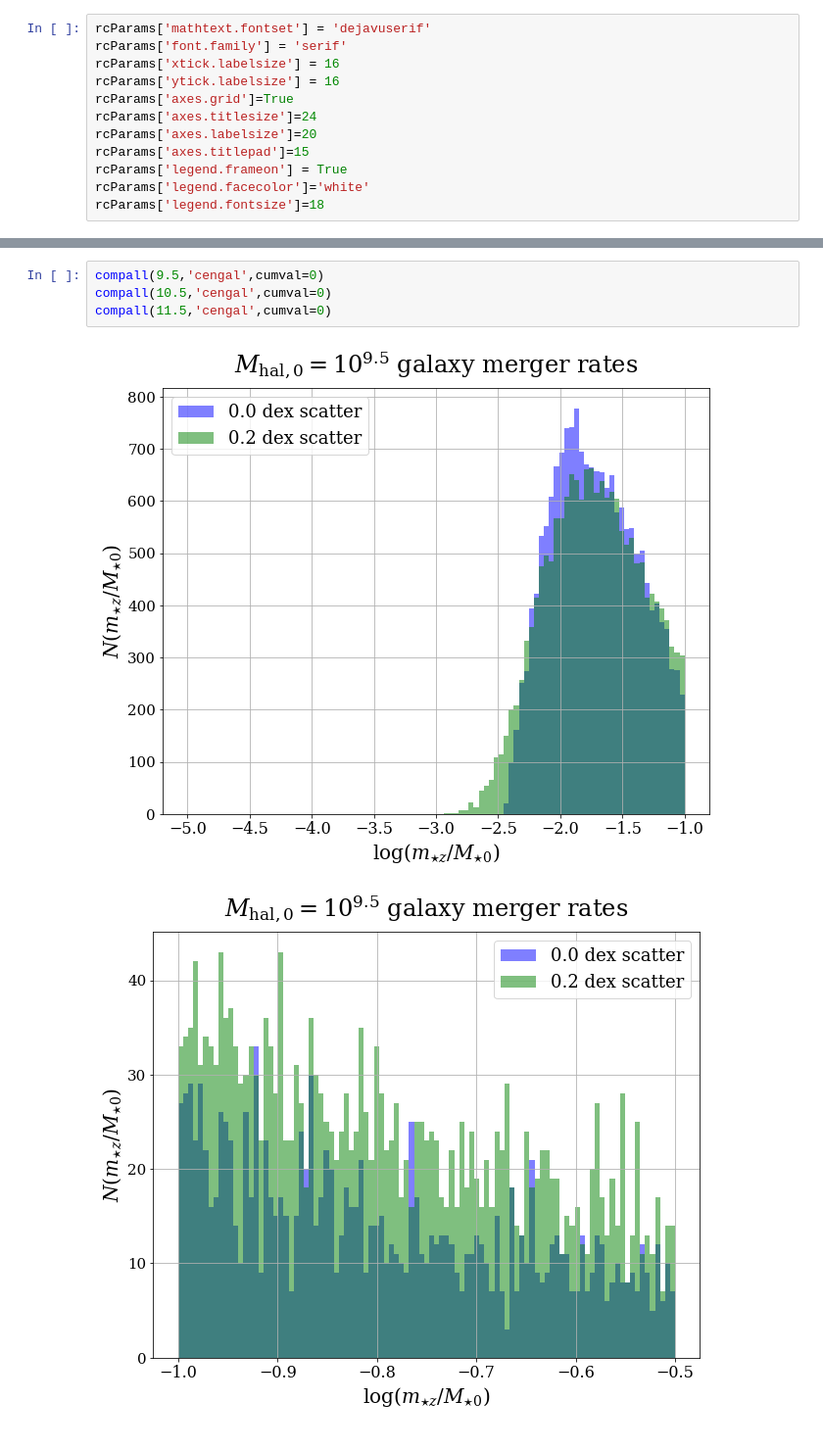
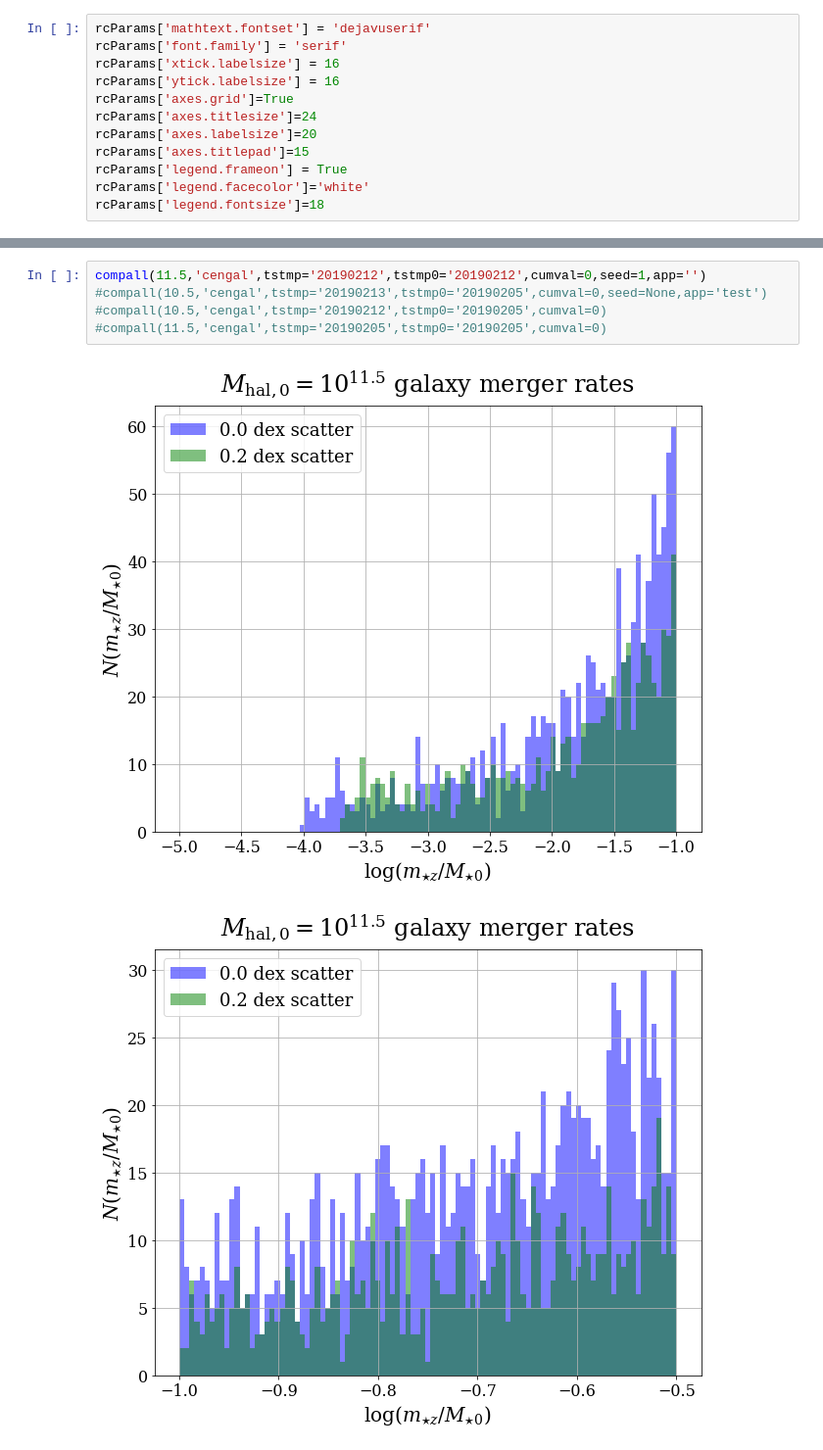
Before and after one commit to patricks1/mergers, a Jupyter notebook: gal_mM0_plotter_generators.ipynb, the cells around one changed output, grey strips where cells are left out. Shown: that part at 98% size. Saved outputs shown, nothing was run; the diff lists cells and outputs as text.

```diff
--- a/gal_mM0_plotter_generators.ipynb
+++ b/gal_mM0_plotter_generators.ipynb
@@ -329,7 +826,8 @@ mak_all_panels(fname,cumval=-1,legloc=1,jigger=False)
 # %%
-compall(9.5,'cengal',cumval=0)
-compall(10.5,'cengal',cumval=0)
-compall(11.5,'cengal',cumval=0)
+compall(11.5,'cengal',tstmp='20190212',tstmp0='20190212',cumval=0,seed=1,app='')
+#compall(10.5,'cengal',tstmp='20190213',tstmp0='20190205',cumval=0,seed=None,app='test')
+#compall(10.5,'cengal',tstmp='20190212',tstmp0='20190205',cumval=0)
+#compall(11.5,'cengal',tstmp='20190205',tstmp0='20190205',cumval=0)
 # %% [output]
-[figure, old version]
+[figure, new version]
-[figure, old version]
+[figure, new version]
```
Also changed, not shown: parts of 13 cells of this notebook, 2 other files.
